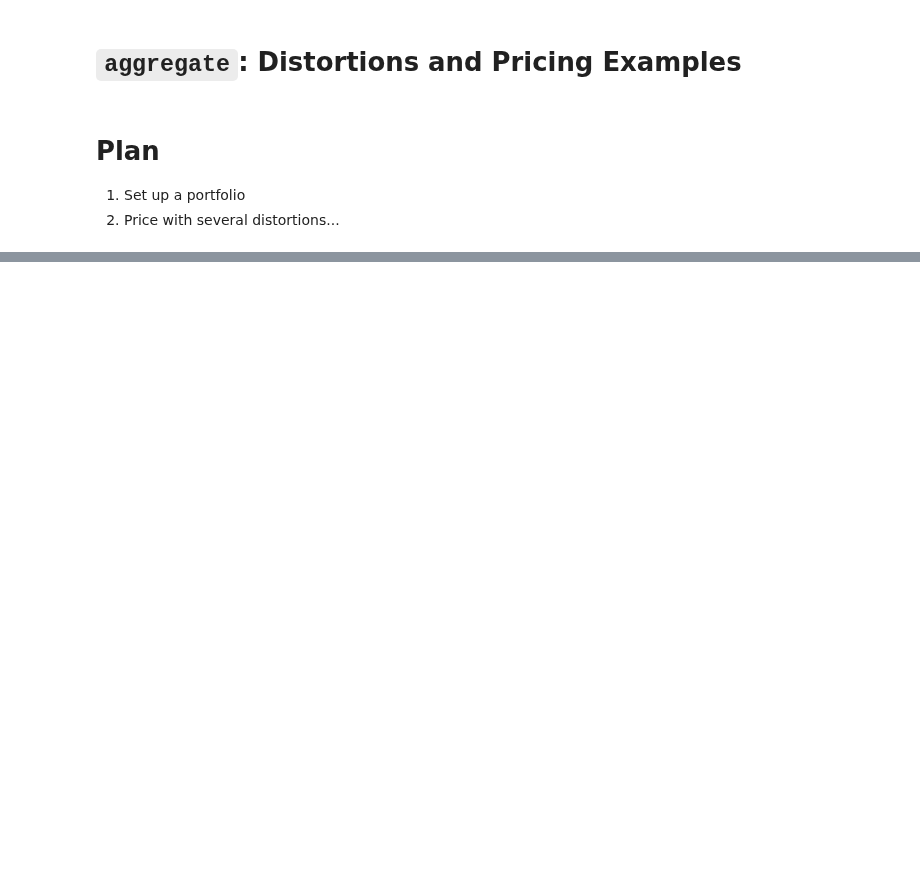
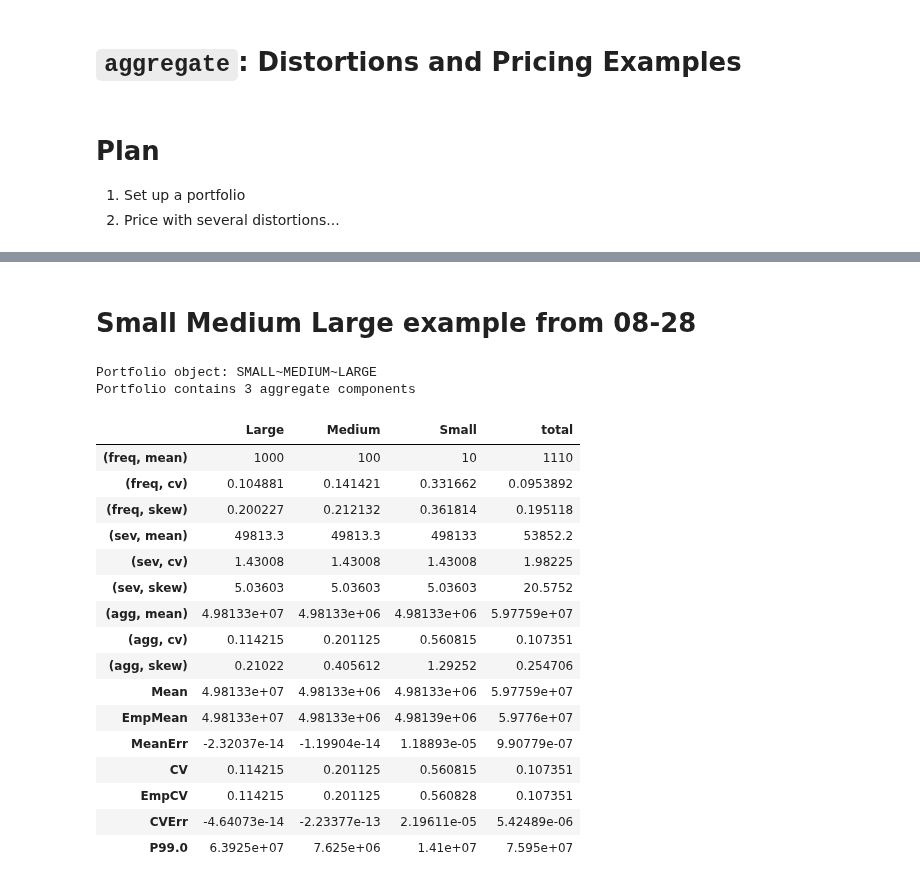
Before and after one commit to mynl/aggregate, a Jupyter notebook: examples/dist_and_pricing.ipynb, the cells around one changed output, grey strips where cells are left out. Drawn from its saved outputs; the diff is of its cells as text; code cells hidden in the pictures; blank space fills up the shorter version.

```diff
--- a/examples/dist_and_pricing.ipynb
+++ b/examples/dist_and_pricing.ipynb
@@ -104,0 +87,27 @@ port.plot('audit', aspect=1.414)
+# %% [markdown]
+# Small Medium Large example from 08-28
+# %%
+uw.log2 = 13
+uw.update = True
+port2 = uw("SMALL~MEDIUM~LARGE", bs=25000, add_exa=True, trim_df=False, remove_fuzz=True)
+port2
+# %% [output]
+Portfolio object: SMALL~MEDIUM~LARGE
+Portfolio contains 3 aggregate components
+|  | Large | Medium | Small | total |
+| (freq, mean) | 1000 | 100 | 10 | 1110 |
+| (freq, cv) | 0.104881 | 0.141421 | 0.331662 | 0.0953892 |
+| (freq, skew) | 0.200227 | 0.212132 | 0.361814 | 0.195118 |
+| (sev, mean) | 49813.3 | 49813.3 | 498133 | 53852.2 |
+| (sev, cv) | 1.43008 | 1.43008 | 1.43008 | 1.98225 |
+| (sev, skew) | 5.03603 | 5.03603 | 5.03603 | 20.5752 |
+| (agg, mean) | 4.98133e+07 | 4.98133e+06 | 4.98133e+06 | 5.97759e+07 |
+| (agg, cv) | 0.114215 | 0.201125 | 0.560815 | 0.107351 |
+| (agg, skew) | 0.21022 | 0.405612 | 1.29252 | 0.254706 |
+| Mean | 4.98133e+07 | 4.98133e+06 | 4.98133e+06 | 5.97759e+07 |
+| EmpMean | 4.98133e+07 | 4.98133e+06 | 4.98139e+06 | 5.9776e+07 |
+| MeanErr | -2.32037e-14 | -1.19904e-14 | 1.18893e-05 | 9.90779e-07 |
+| CV | 0.114215 | 0.201125 | 0.560815 | 0.107351 |
+| EmpCV | 0.114215 | 0.201125 | 0.560828 | 0.107351 |
+| CVErr | -4.64073e-14 | -2.23377e-13 | 2.19611e-05 | 5.42489e-06 |
+| P99.0 | 6.3925e+07 | 7.625e+06 | 1.41e+07 | 7.595e+07 |
```
Also changed, not shown: parts of 35 cells of this notebook, 4 other files.
